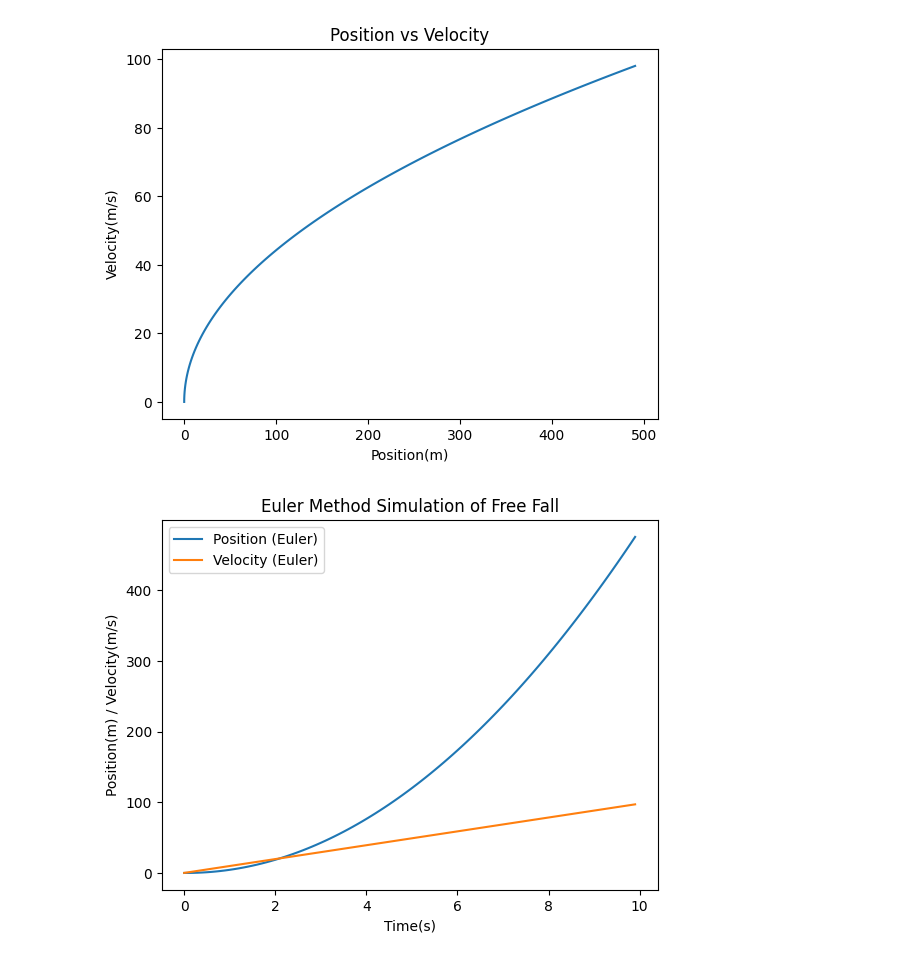
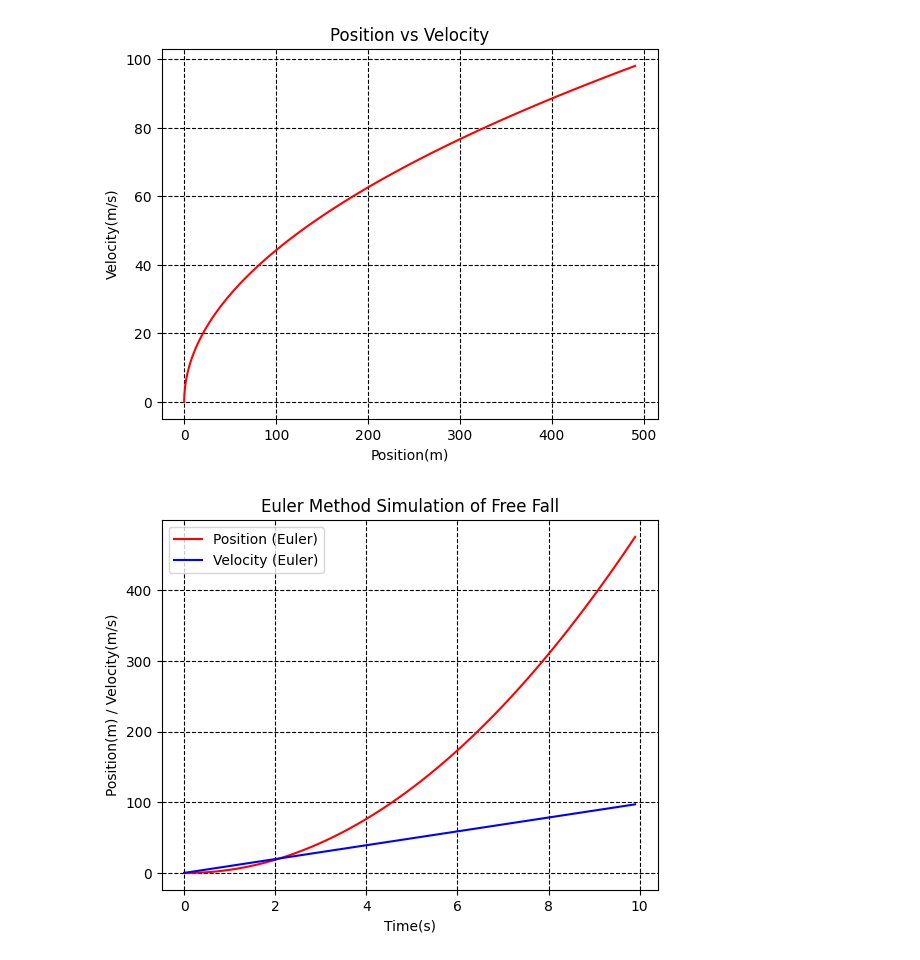
Before and after one commit to Rivu-Codez/Physics-With-Python, a Jupyter notebook: IdealFreeFall.ipynb, the cells around one changed output. Drawn from its saved outputs; the diff is of its cells as text; code cells hidden in the pictures.

```diff
--- a/IdealFreeFall.ipynb
+++ b/IdealFreeFall.ipynb
@@ -33,13 +33,13 @@ plt.show()
 # %%
 #POSITION-VELOCITY GRAPH OF A PARTICLE UNDER FREE FALL
-plt.plot(x_0, v)
-plt.grid()
+plt.plot(x_0, v, color = 'red')
+plt.grid(True, color = 'black', linestyle = '--', linewidth = 0.8)
 plt.title('Position vs Velocity')
 plt.xlabel('Position(m)')
 plt.ylabel('Velocity(m/s)')
 plt.show()
 # %% [output]
-[figure, old version]
+[figure, new version]
 # %%
 #DEFINING EULER'S METHOD FOR FREE FALL
 
@@ -58,19 +58,19 @@ def euler_free_fall(x0, v0, g, dt, t_max):
 # %%
 #USING EULER'S METHOD TO SIMULATE FREE FALL
 dt = 0.1
 x0 = 0
 v0 = 0
 t_max = 10
 t_euler, x_euler, v_euler = euler_free_fall(x0, v0, g, dt, t_max)
 
 #PLOTTING RESULTS FROM EULER'S METHOD
-plt.plot(t_euler, x_euler, label='Position (Euler)')
-plt.plot(t_euler, v_euler, label='Velocity (Euler)')
+plt.plot(t_euler, x_euler, label='Position (Euler)', color='red')
+plt.plot(t_euler, v_euler, label='Velocity (Euler)', color='blue')
 plt.title('Euler Method Simulation of Free Fall')
 plt.xlabel('Time(s)')
 plt.ylabel('Position(m) / Velocity(m/s)')
 plt.legend()
-plt.grid()
+plt.grid(True, color = 'black', linestyle = '--', linewidth = 0.8)
 plt.show()
 # %% [output]
-[figure, old version]
+[figure, new version]
```
Also changed, not shown: parts of 5 cells of this notebook.
